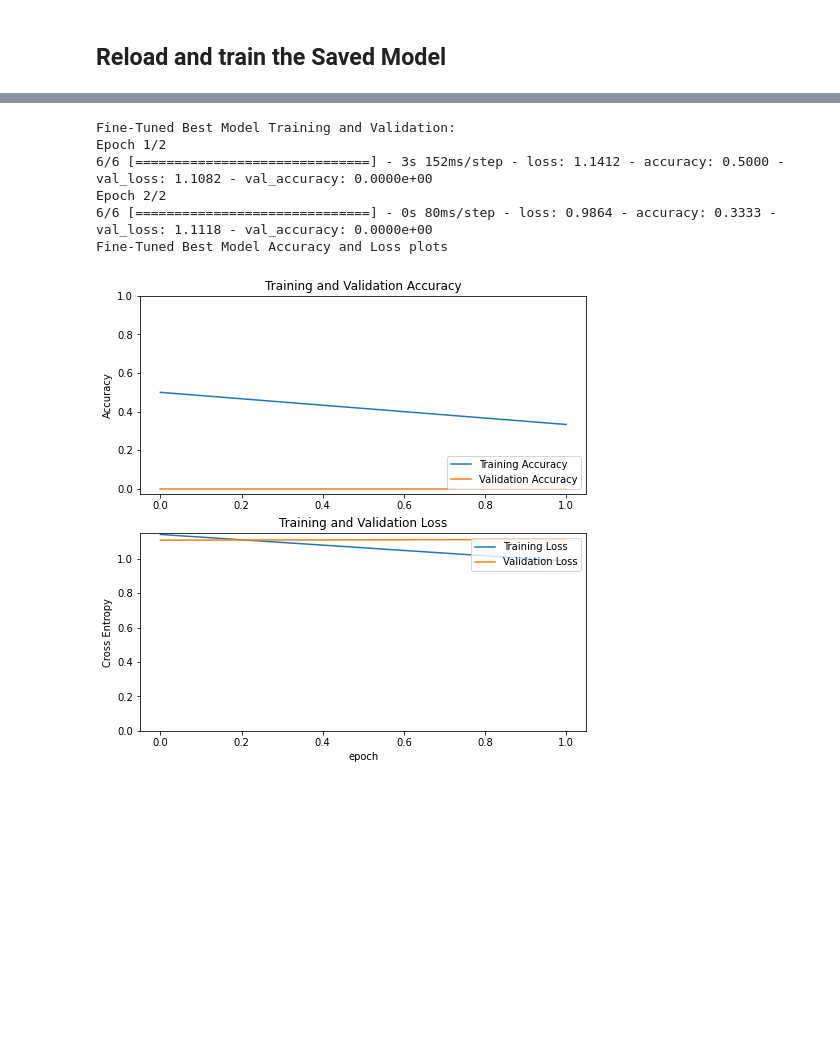
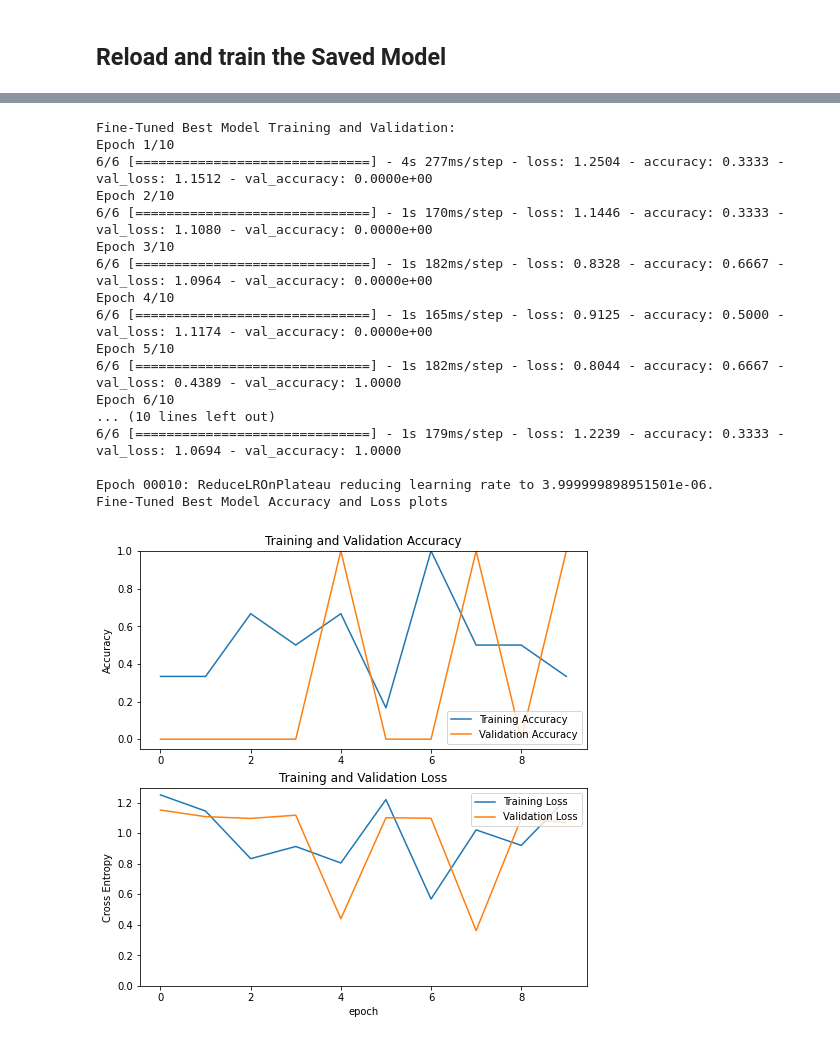
Before and after one commit to jayhombal/covid19-image-detection, a Jupyter notebook: notebooks/COVID-19-Image-Classification-phase2.ipynb, the cells around one changed output, grey strips where cells are left out. Drawn from its saved outputs; the diff is of its cells as text; code cells hidden in the pictures; blank space fills up the shorter version.

```diff
--- a/notebooks/COVID-19-Image-Classification-phase2.ipynb
+++ b/notebooks/COVID-19-Image-Classification-phase2.ipynb
@@ -128,7 +128,7 @@ freeze_layers = True
 model_name = "Best Model"
 num_classes =14
 activation ='softmax'
-learning_rate = 0.0001
+learning_rate = 0.1
 fine_tune_at_layer = 178
 
 # It can be used to reconstruct the model identically.
@@ -137,7 +137,7 @@ new_layer = reconstructed_model.layers[-2].output
 output = keras.layers.Dense(NUM_CLASSES, activation='softmax')(new_layer)
 new_model = keras.Model(inputs = reconstructed_model.input, outputs = output)
 new_model = train_model.compile_classifier(new_model, learning_rate)
-new_model_history = train_model.fit_model(new_model, covid_train_generator, covid_valid_generator,num_epochs=2,batch_size=32)
+new_model_history = train_model.fit_model(new_model, covid_train_generator, covid_valid_generator,num_epochs=NUM_EPOCHS,batch_size=32)
 
 print(f'{model_name} Accuracy and Loss plots')
 train_model.plot_accuracy_and_loss(new_model_history)
@@ -165,7 +177,18 @@ Best Model Accuracy and Loss plots
 Fine-Tuned Best Model Training and Validation:
-Epoch 1/2
-6/6 [==============================] - 3s 152ms/step - loss: 1.1412 - accuracy: 0.5000 - val_loss: 1.1082 - val_accuracy: 0.0000e+00
-Epoch 2/2
-6/6 [==============================] - 0s 80ms/step - loss: 0.9864 - accuracy: 0.3333 - val_loss: 1.1118 - val_accuracy: 0.0000e+00
+Epoch 1/10
+6/6 [==============================] - 4s 277ms/step - loss: 1.2504 - accuracy: 0.3333 - val_loss: 1.1512 - val_accuracy: 0.0000e+00
+Epoch 2/10
+6/6 [==============================] - 1s 170ms/step - loss: 1.1446 - accuracy: 0.3333 - val_loss: 1.1080 - val_accuracy: 0.0000e+00
+Epoch 3/10
+6/6 [==============================] - 1s 182ms/step - loss: 0.8328 - accuracy: 0.6667 - val_loss: 1.0964 - val_accuracy: 0.0000e+00
+Epoch 4/10
+6/6 [==============================] - 1s 165ms/step - loss: 0.9125 - accuracy: 0.5000 - val_loss: 1.1174 - val_accuracy: 0.0000e+00
+Epoch 5/10
+6/6 [==============================] - 1s 182ms/step - loss: 0.8044 - accuracy: 0.6667 - val_loss: 0.4389 - val_accuracy: 1.0000
+Epoch 6/10
+... (10 lines left out)
+6/6 [==============================] - 1s 179ms/step - loss: 1.2239 - accuracy: 0.3333 - val_loss: 1.0694 - val_accuracy: 1.0000
+
+Epoch 00010: ReduceLROnPlateau reducing learning rate to 3.999999898951501e-06.
 Fine-Tuned Best Model Accuracy and Loss plots
-[figure, old version]
+[figure, new version]
```
Also changed, not shown: parts of 1 cell of this notebook, 3 other files.
